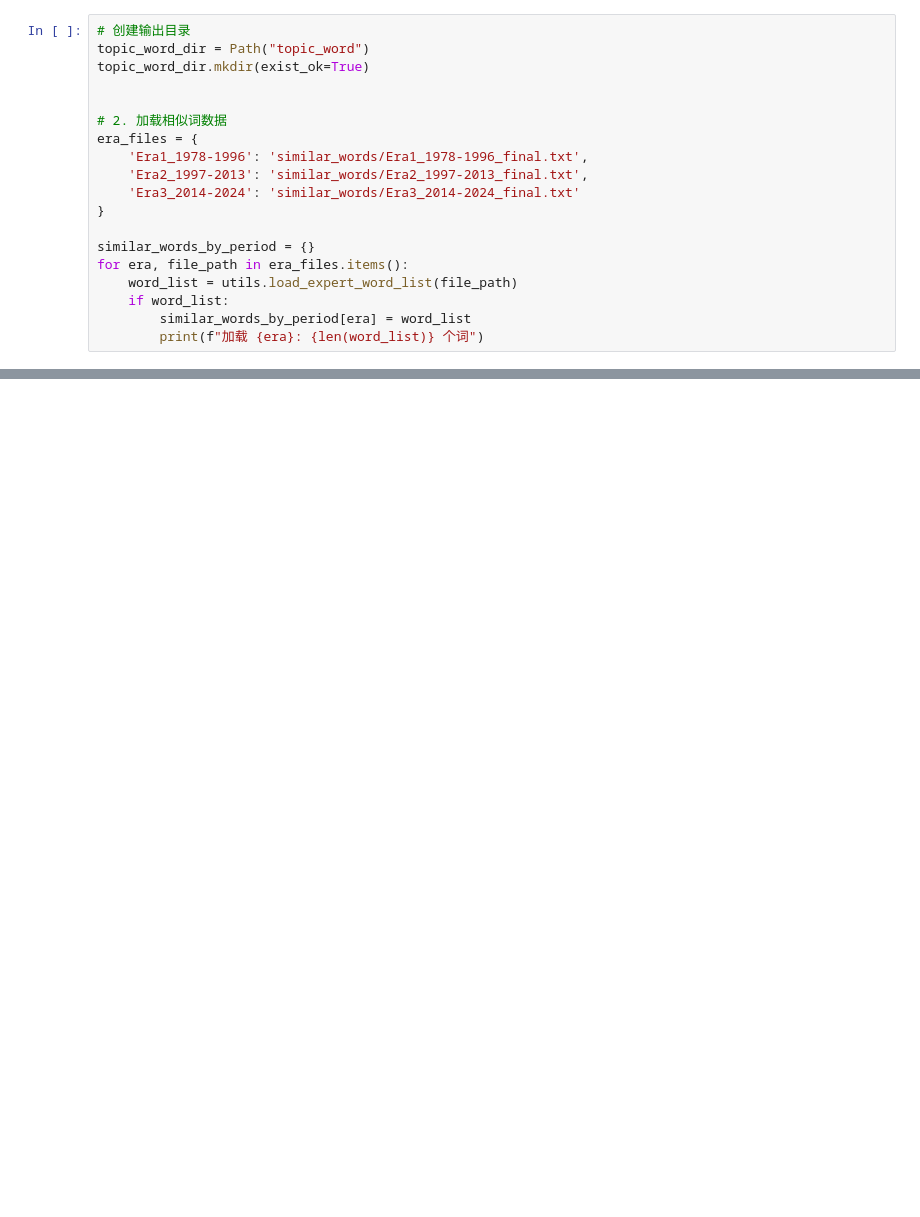
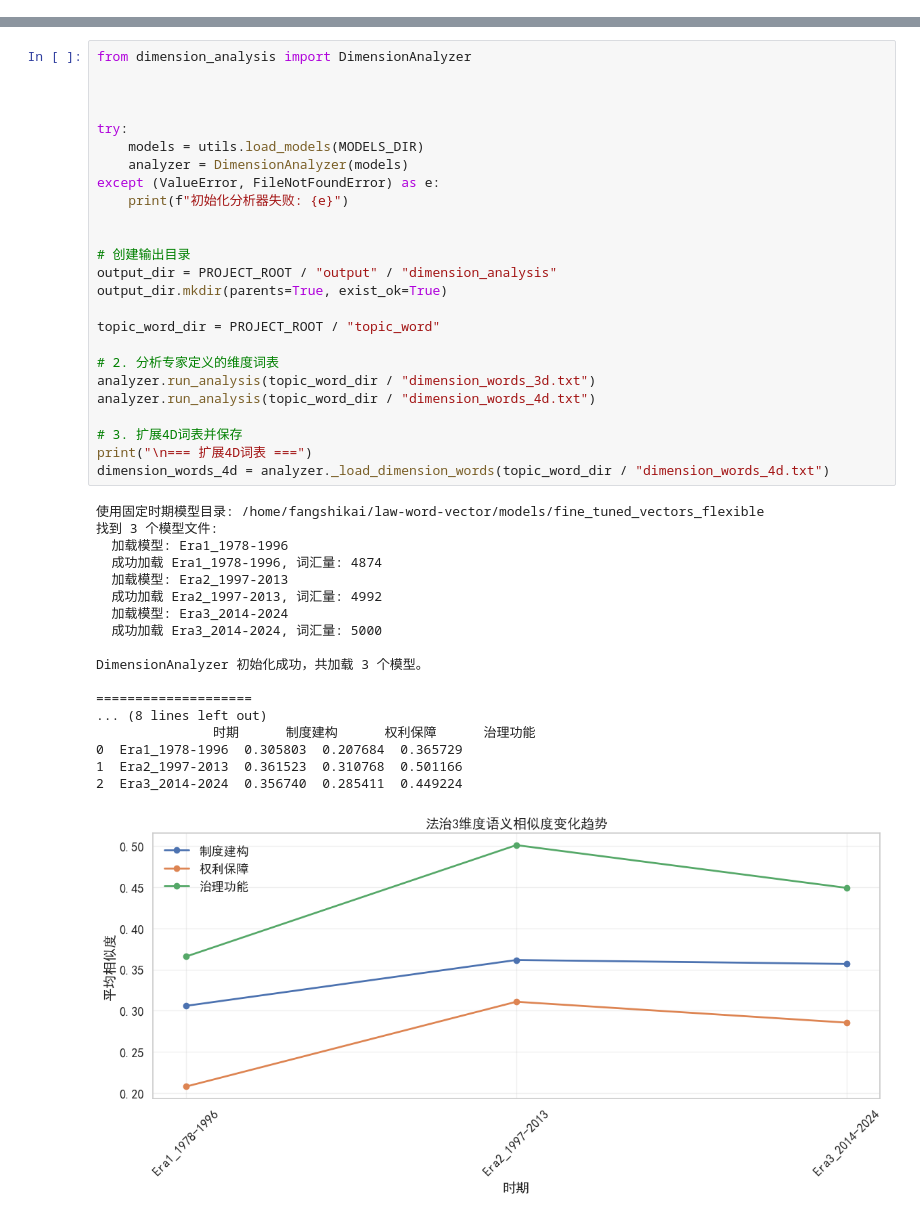
Before and after one commit to xuangu-fang/law-word-vector, a Jupyter notebook: notebooks/dimension_analysis.ipynb, the cells around one changed output, grey strips where cells are left out. Saved outputs shown, nothing was run; the diff lists cells and outputs as text; blank space fills up the shorter version.

```diff
--- a/notebooks/dimension_analysis.ipynb
+++ b/notebooks/dimension_analysis.ipynb
@@ -70,19 +50,0 @@ models = load_models(MODELS_DIR)
-# %%
-# 创建输出目录
-topic_word_dir = Path("topic_word")
-topic_word_dir.mkdir(exist_ok=True)
-
-
-# 2. 加载相似词数据
-era_files = {
-    'Era1_1978-1996': 'similar_words/Era1_1978-1996_final.txt',
-    'Era2_1997-2013': 'similar_words/Era2_1997-2013_final.txt',
-    'Era3_2014-2024': 'similar_words/Era3_2014-2024_final.txt'
-}
-
-similar_words_by_period = {}
-for era, file_path in era_files.items():
-    word_list = utils.load_expert_word_list(file_path)
-    if word_list:
-        similar_words_by_period[era] = word_list
-        print(f"加载 {era}: {len(word_list)} 个词")
@@ -251,0 +51,44 @@ if not expanded_similarity_df_4d.empty:
+# %%
+from dimension_analysis import DimensionAnalyzer
+
+
+
+try:
+    models = utils.load_models(MODELS_DIR)
+    analyzer = DimensionAnalyzer(models)
+except (ValueError, FileNotFoundError) as e:
+    print(f"初始化分析器失败: {e}")
+
+
+# 创建输出目录
+output_dir = PROJECT_ROOT / "output" / "dimension_analysis"
+output_dir.mkdir(parents=True, exist_ok=True)
+
+topic_word_dir = PROJECT_ROOT / "topic_word"
+
+# 2. 分析专家定义的维度词表
+analyzer.run_analysis(topic_word_dir / "dimension_words_3d.txt")
+analyzer.run_analysis(topic_word_dir / "dimension_words_4d.txt")
+
+# 3. 扩展4D词表并保存
+print("\n=== 扩展4D词表 ===")
+dimension_words_4d = analyzer._load_dimension_words(topic_word_dir / "dimension_words_4d.txt")
+# %% [output]
+使用固定时期模型目录: /home/fangshikai/law-word-vector/models/fine_tuned_vectors_flexible
+找到 3 个模型文件:
+  加载模型: Era1_1978-1996
+  成功加载 Era1_1978-1996, 词汇量: 4874
+  加载模型: Era2_1997-2013
+  成功加载 Era2_1997-2013, 词汇量: 4992
+  加载模型: Era3_2014-2024
+  成功加载 Era3_2014-2024, 词汇量: 5000
+
+DimensionAnalyzer 初始化成功，共加载 3 个模型。
+
+====================
+... (8 lines left out)
+               时期      制度建构      权利保障      治理功能
+0  Era1_1978-1996  0.305803  0.207684  0.365729
+1  Era2_1997-2013  0.361523  0.310768  0.501166
+2  Era3_2014-2024  0.356740  0.285411  0.449224
+[figure, added]
```
Also changed, not shown: parts of 7 cells of this notebook, 50 other files.
